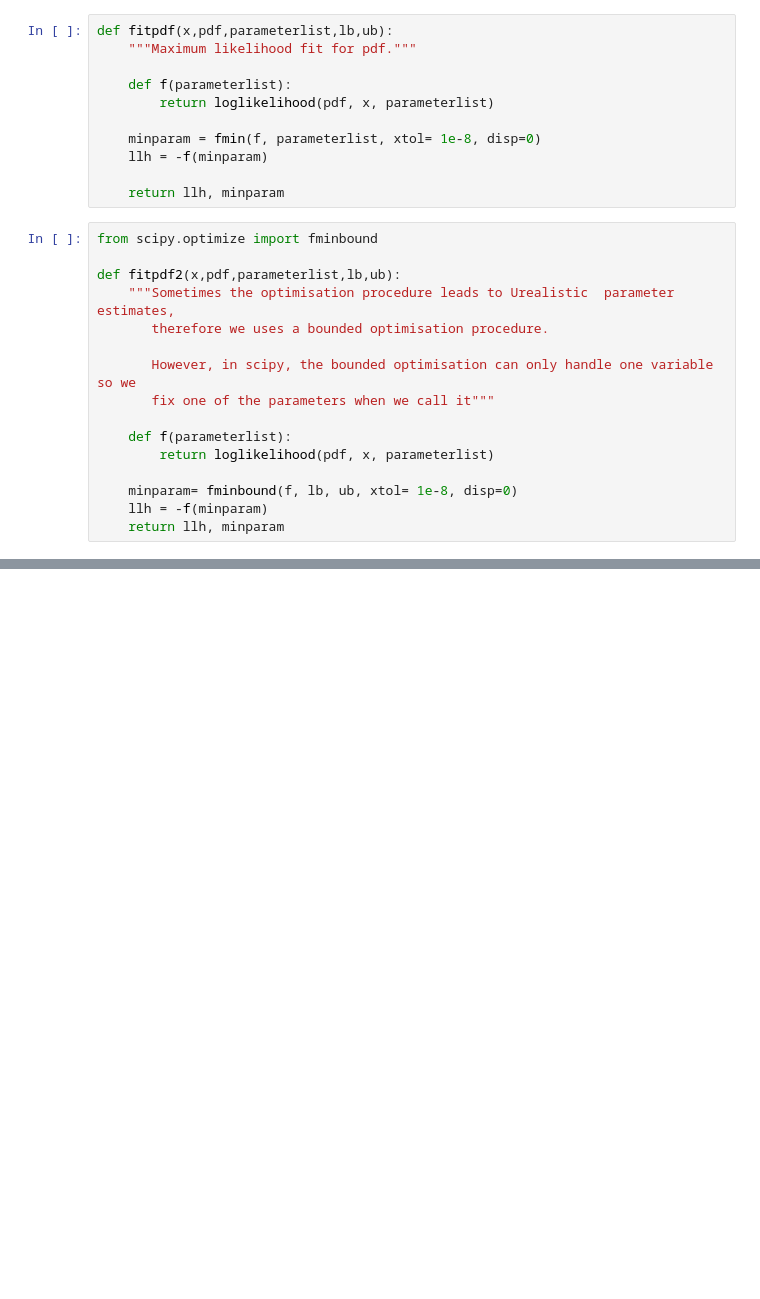
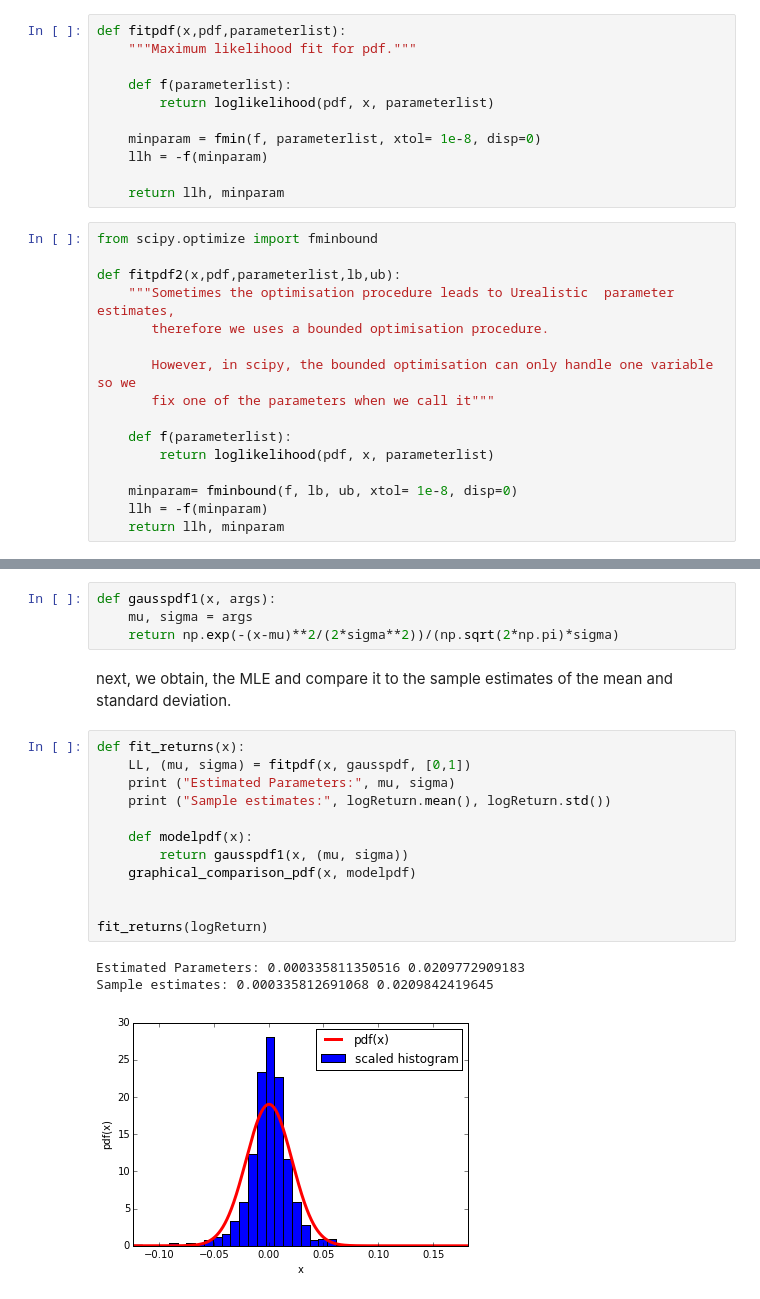
Before and after one commit to andreas-koukorinis/Copulas, a Jupyter notebook: copula2.ipynb, the cells around one changed output, grey strips where cells are left out. Saved outputs shown, nothing was run; the diff lists cells and outputs as text; blank space fills up the shorter version.

```diff
--- a/copula2.ipynb
+++ b/copula2.ipynb
@@ -23,7 +36,7 @@ def loglikelihood(pdf, x, parameters):
     """"minus log likelihood of a model pdf, given the data sample x"""
     return -np.sum(np.log(pdf(x, parameters))) #calls the above function
 # %%
-def fitpdf(x,pdf,parameterlist,lb,ub):
+def fitpdf(x,pdf,parameterlist):
     """Maximum likelihood fit for pdf."""
 
     def f(parameterlist):
@@ -90,0 +147,22 @@ args
+# %%
+def gausspdf1(x, args):
+    mu, sigma = args
+    return np.exp(-(x-mu)**2/(2*sigma**2))/(np.sqrt(2*np.pi)*sigma)
+# %% [markdown]
+next, we obtain, the MLE and compare it to the sample estimates of the mean and standard deviation.
+# %%
+def fit_returns(x):
+    LL, (mu, sigma) = fitpdf(x, gausspdf, [0,1])
+    print ("Estimated Parameters:", mu, sigma)
+    print ("Sample estimates:", logReturn.mean(), logReturn.std())
+
+    def modelpdf(x):
+        return gausspdf1(x, (mu, sigma))
+    graphical_comparison_pdf(x, modelpdf)
+
+
+fit_returns(logReturn)
+# %% [output]
+Estimated Parameters: 0.000335811350516 0.0209772909183
+Sample estimates: 0.000335812691068 0.0209842419645
+[figure, added]
```
Also changed, not shown: parts of 21 cells of this notebook.
